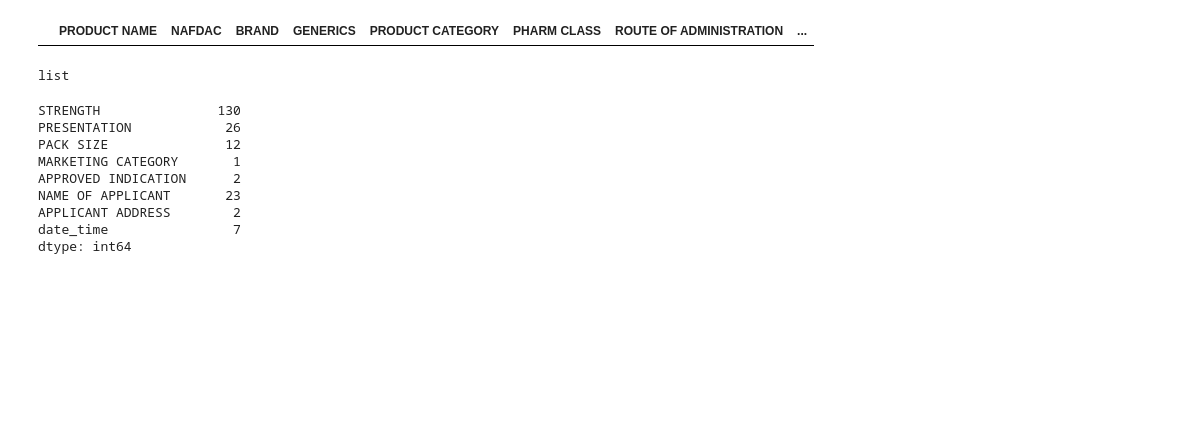
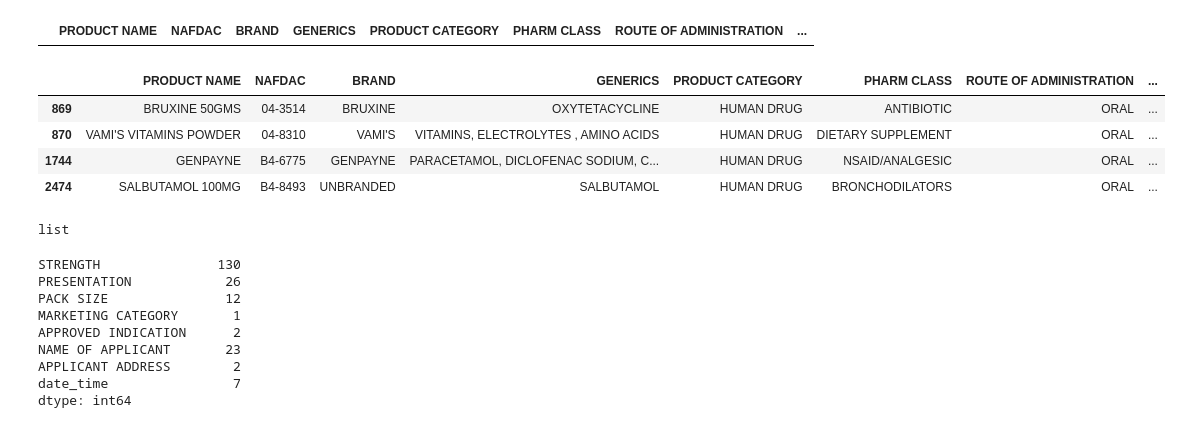
Before and after one commit to Morakinyo/nafdac-drug, a Jupyter notebook: complete-drug-v3.ipynb, the cells around one changed output. Drawn from its saved outputs; the diff is of its cells as text; code cells hidden in the pictures; blank space fills up the shorter version.

```diff
--- a/complete-drug-v3.ipynb
+++ b/complete-drug-v3.ipynb
@@ -836,3 +856,11 @@ drug.iat[1810,11] = 'INJECTION'
 drug.fillna({'DOSAGE FORM':'Missing Dosage'}, inplace=True)
 # %%
 drug.loc[:, 'DOSAGE FORM'] = drug['DOSAGE FORM'].apply(sap)
+# %%
+drug.loc[drug['DOSAGE FORM'] == 'Missing Dosage']
+# %% [output]
+|  | PRODUCT NAME | NAFDAC | BRAND | GENERICS | PRODUCT CATEGORY | PHARM CLASS | ROUTE OF ADMINISTRATION | ... |
+| 869 | BRUXINE 50GMS | 04-3514 | BRUXINE | OXYTETACYCLINE | HUMAN DRUG | ANTIBIOTIC | ORAL | ... |
+| 870 | VAMI'S VITAMINS POWDER | 04-8310 | VAMI'S | VITAMINS, ELECTROLYTES , AMINO ACIDS | HUMAN DRUG | DIETARY SUPPLEMENT | ORAL | ... |
+| 1744 | GENPAYNE | B4-6775 | GENPAYNE | PARACETAMOL, DICLOFENAC SODIUM, C... | HUMAN DRUG | NSAID/ANALGESIC | ORAL | ... |
+| 2474 | SALBUTAMOL 100MG | B4-8493 | UNBRANDED | SALBUTAMOL | HUMAN DRUG | BRONCHODILATORS | ORAL | ... |
```
Also changed, not shown: parts of 34 cells of this notebook, 26 other files.
